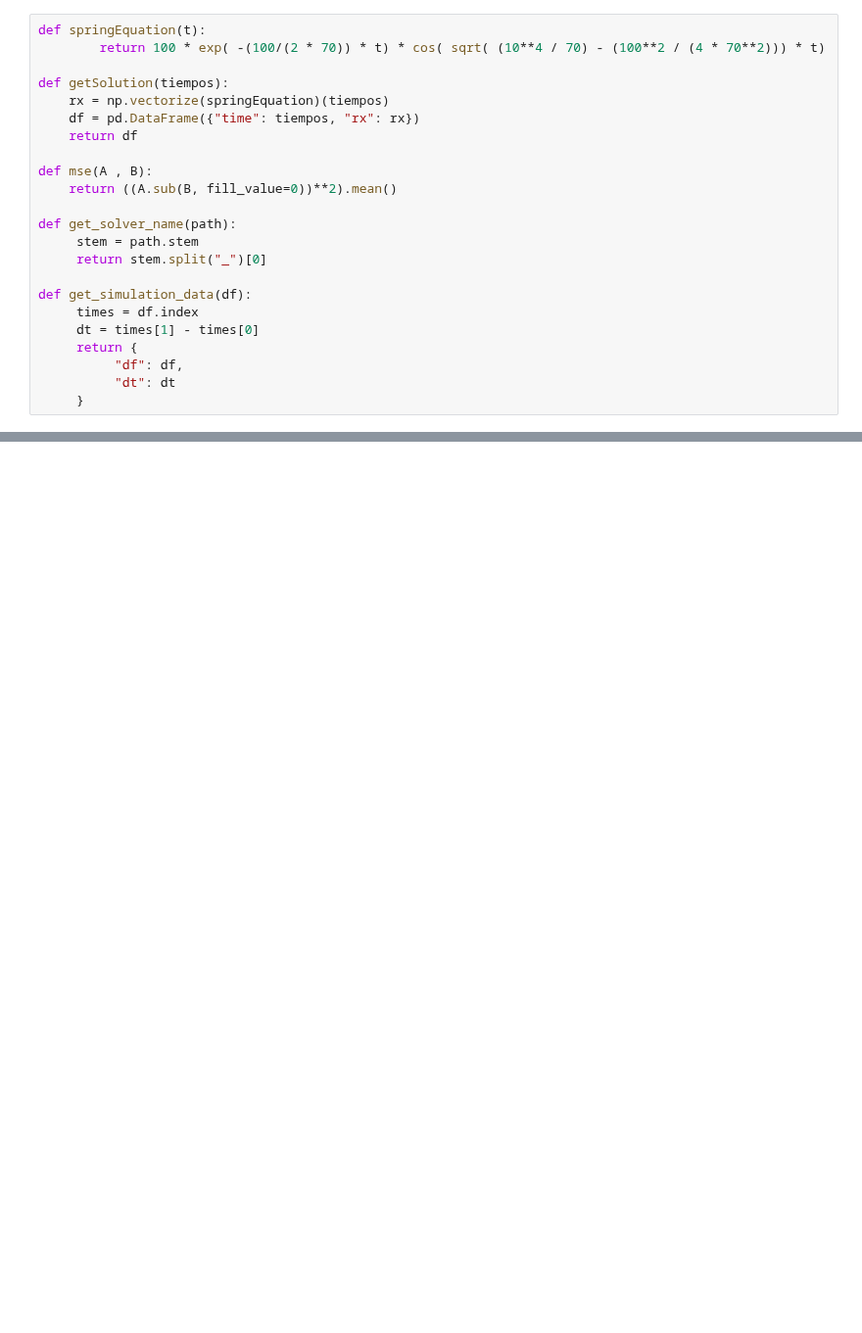
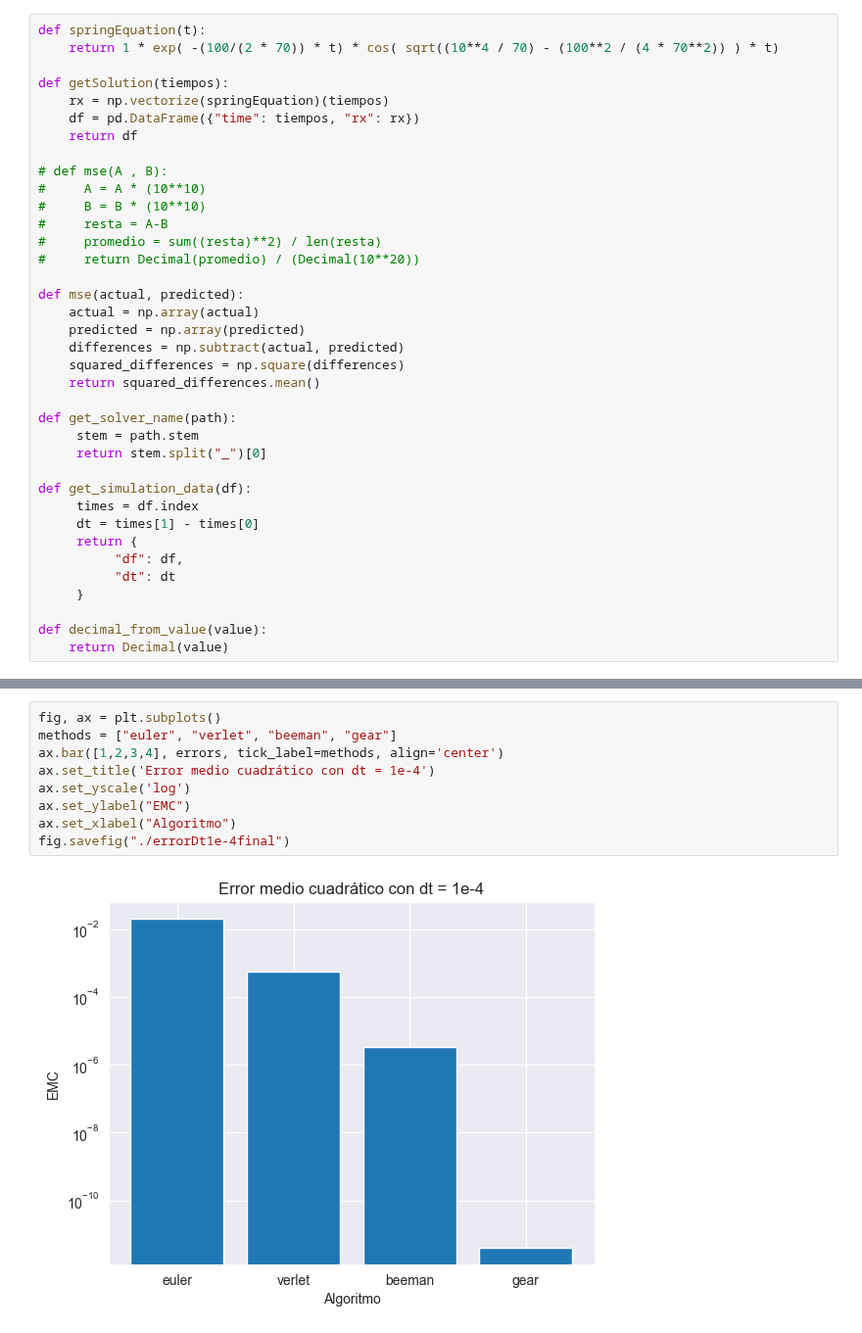
Before and after one commit to shadad00/Simulacion-de-sistemas, a Jupyter notebook: notebooks/TP4.ipynb, the cells around one changed output, grey strips where cells are left out. Shown at 98% size. Cells and saved outputs as stored; diff of their text form; blank space fills up the shorter version.

```diff
--- a/notebooks/TP4.ipynb
+++ b/notebooks/TP4.ipynb
@@ -13,15 +17,26 @@ import seaborn as sns
 sns.set_style('darkgrid')
 # %%
 def springEquation(t):
-        return 100 * exp( -(100/(2 * 70)) * t) * cos( sqrt( (10**4 / 70) - (100**2 / (4 * 70**2))) * t)
+    return 1 * exp( -(100/(2 * 70)) * t) * cos( sqrt((10**4 / 70) - (100**2 / (4 * 70**2)) ) * t)
 
 def getSolution(tiempos):
     rx = np.vectorize(springEquation)(tiempos)
     df = pd.DataFrame({"time": tiempos, "rx": rx})
     return df
 
-def mse(A , B):
-    return ((A.sub(B, fill_value=0))**2).mean()
+# def mse(A , B):
+#     A = A * (10**10)
+#     B = B * (10**10)
+#     resta = A-B
+#     promedio = sum((resta)**2) / len(resta)
+#     return Decimal(promedio) / (Decimal(10**20))
+
+def mse(actual, predicted):
+    actual = np.array(actual)
+    predicted = np.array(predicted)
+    differences = np.subtract(actual, predicted)
+    squared_differences = np.square(differences)
+    return squared_differences.mean()
 
 def get_solver_name(path):
      stem = path.stem
@@ -34,3 +49,6 @@ def get_simulation_data(df):
           "df": df,
           "dt": dt
      }
+
+def decimal_from_value(value):
+    return Decimal(value)
@@ -116,2 +144,13 @@ Text(0.5, 0, 'Integral Solver')
+# %%
+fig, ax = plt.subplots()
+methods = ["euler", "verlet", "beeman", "gear"]
+ax.bar([1,2,3,4], errors, tick_label=methods, align='center')
+ax.set_title('Error medio cuadrático con dt = 1e-4')
+ax.set_yscale('log')
+ax.set_ylabel("EMC")
+ax.set_xlabel("Algoritmo")
+fig.savefig("./errorDt1e-4final")
+# %% [output]
+[figure, added]
 # %%
 methods = ["euler", "verlet", "beeman", "gear"]
```
Also changed, not shown: parts of 11 cells of this notebook, 3 other files.
